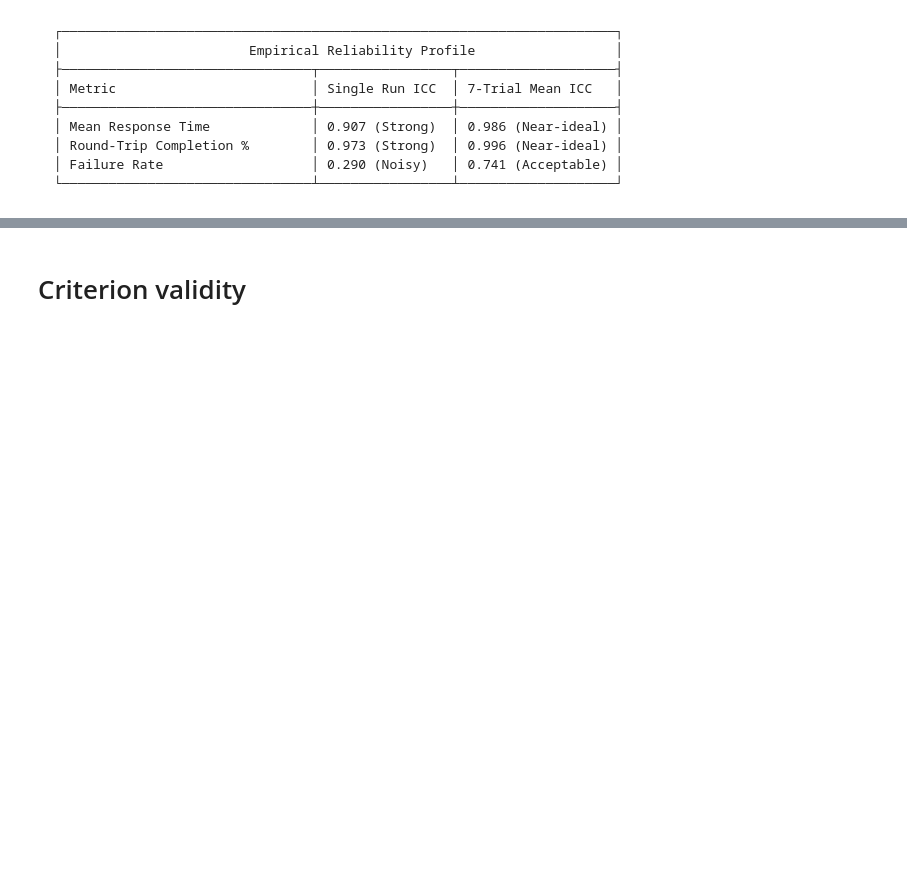
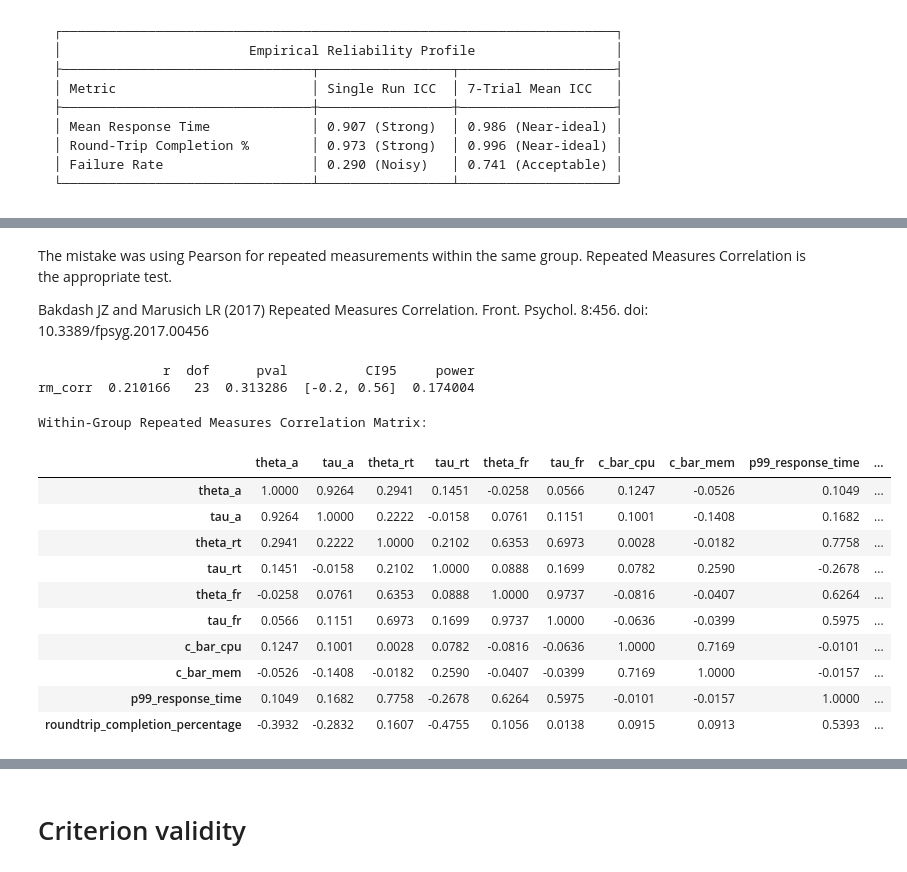
Before and after one commit to kasbench/kasbench-analysis, a Jupyter notebook: src/experiment_3.ipynb, the cells around one changed output, grey strips where cells are left out. Cells and saved outputs as stored; diff of their text form; code cells hidden in the pictures; blank space fills up the shorter version.

```diff
--- a/src/experiment_3.ipynb
+++ b/src/experiment_3.ipynb
@@ -1376,0 +1490,53 @@ autoscaler_summary_df.corr(method="pearson")
+# %% [markdown]
+The mistake was using Pearson for repeated measurements within the same group.  Repeated Measures Correlation is the appropriate test.
+
+Bakdash JZ and Marusich LR (2017) Repeated Measures Correlation. Front. Psychol. 8:456. doi: 10.3389/fpsyg.2017.00456
+# %%
+# df must contain: 'autoscaler' (group), 'theta_rt', 'tau_rt', etc.
+# Example: computing within-group correlation between theta_rt and tau_rt
+rmcorr_res = pg.rm_corr(
+    data=trial_summary_df,
+    x='theta_rt',
+    y='tau_rt',
+    subject='autoscaler'
+)
+
+print(rmcorr_res)
+# Output columns:
+#   r: within-group correlation coefficient (r_rm)
+#   dof: degrees of freedom (N * (k - 1) - 1)
+#   pval: p-value
+#   CI95%: 95% confidence interval for r_rm
+# %% [output]
+                r  dof      pval          CI95     power
+rm_corr  0.210166   23  0.313286  [-0.2, 0.56]  0.174004
+# %%
+
+metrics = ['theta_a', 'tau_a', 'theta_rt', 'tau_rt',
+           'theta_fr', 'tau_fr', 'c_bar_cpu', 'c_bar_mem', 'p99_response_time', 'roundtrip_completion_percentage' ]
+
+rm_matrix = pd.DataFrame(index=metrics, columns=metrics, dtype=float)
+
+for m1 in metrics:
+    for m2 in metrics:
+        if m1 == m2:
+            rm_matrix.loc[m1, m2] = 1.0
+        else:
+            res = pg.rm_corr(data=trial_summary_df, x=m1, y=m2, subject='autoscaler')
+            rm_matrix.loc[m1, m2] = res['r'].values[0]
+
+print("Within-Group Repeated Measures Correlation Matrix:")
+display(rm_matrix.round(4))
+# %% [output]
+Within-Group Repeated Measures Correlation Matrix:
+|  | theta_a | tau_a | theta_rt | tau_rt | theta_fr | tau_fr | c_bar_cpu | c_bar_mem | p99_response_time | ... |
+| theta_a | 1.0000 | 0.9264 | 0.2941 | 0.1451 | -0.0258 | 0.0566 | 0.1247 | -0.0526 | 0.1049 | ... |
+| tau_a | 0.9264 | 1.0000 | 0.2222 | -0.0158 | 0.0761 | 0.1151 | 0.1001 | -0.1408 | 0.1682 | ... |
+| theta_rt | 0.2941 | 0.2222 | 1.0000 | 0.2102 | 0.6353 | 0.6973 | 0.0028 | -0.0182 | 0.7758 | ... |
+| tau_rt | 0.1451 | -0.0158 | 0.2102 | 1.0000 | 0.0888 | 0.1699 | 0.0782 | 0.2590 | -0.2678 | ... |
+| theta_fr | -0.0258 | 0.0761 | 0.6353 | 0.0888 | 1.0000 | 0.9737 | -0.0816 | -0.0407 | 0.6264 | ... |
+| tau_fr | 0.0566 | 0.1151 | 0.6973 | 0.1699 | 0.9737 | 1.0000 | -0.0636 | -0.0399 | 0.5975 | ... |
+| c_bar_cpu | 0.1247 | 0.1001 | 0.0028 | 0.0782 | -0.0816 | -0.0636 | 1.0000 | 0.7169 | -0.0101 | ... |
+| c_bar_mem | -0.0526 | -0.1408 | -0.0182 | 0.2590 | -0.0407 | -0.0399 | 0.7169 | 1.0000 | -0.0157 | ... |
+| p99_response_time | 0.1049 | 0.1682 | 0.7758 | -0.2678 | 0.6264 | 0.5975 | -0.0101 | -0.0157 | 1.0000 | ... |
+| roundtrip_completion_percentage | -0.3932 | -0.2832 | 0.1607 | -0.4755 | 0.1056 | 0.0138 | 0.0915 | 0.0913 | 0.5393 | ... |
```
Also changed, not shown: parts of 28 cells of this notebook, 6 other files.
